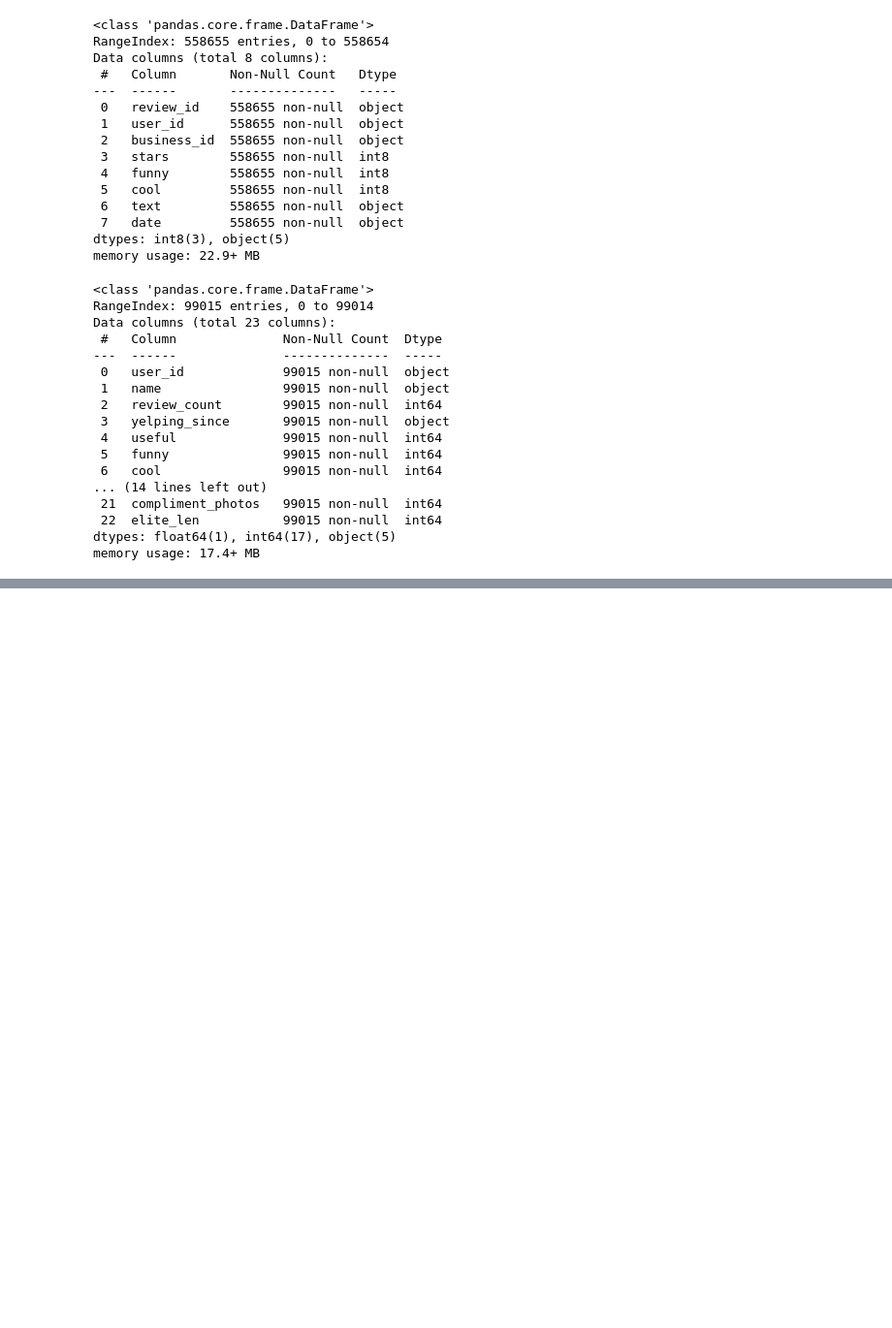
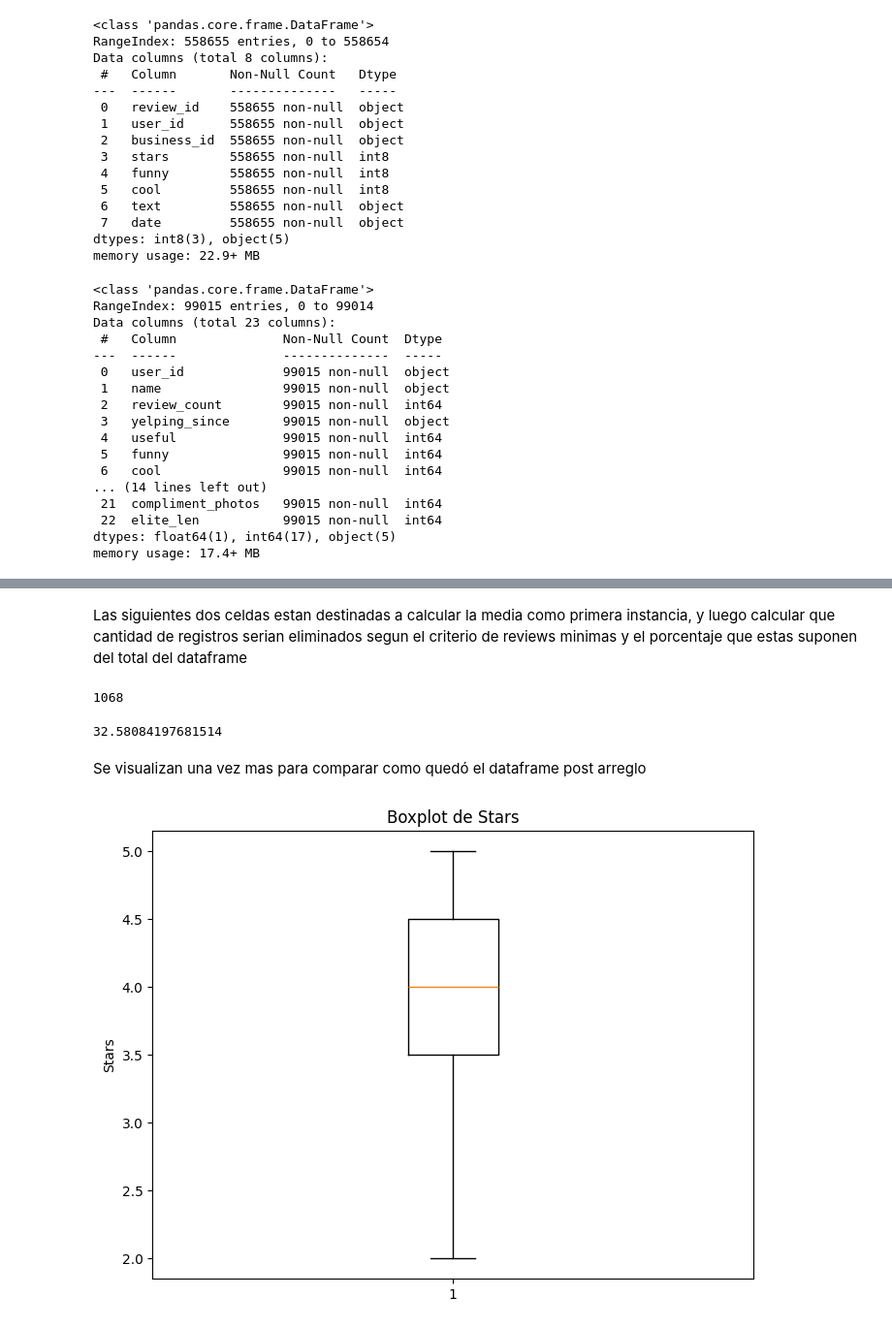
Before and after one commit to Aspirina180mg/PF_DATAPT07, a Jupyter notebook: EDA.ipynb, the cells around one changed output, grey strips where cells are left out. Shown: that part at 97% size. Drawn from its saved outputs; the diff is of its cells as text; code cells hidden in the pictures; blank space fills up the shorter version.

```diff
--- a/EDA.ipynb
+++ b/EDA.ipynb
@@ -154,0 +185,25 @@ memory usage: 17.4+ MB
+# %% [markdown]
+Las siguientes dos celdas estan destinadas a calcular la media como primera instancia, y luego calcular que cantidad de registros serian eliminados segun el criterio de reviews minimas y el porcentaje que estas suponen del total del dataframe
+# %%
+media= df_modificado_checkin['review_count'].mean() # 70.4
+media_checkin = (df_modificado_checkin['review_count'] < 20).sum()
+media_checkin
+# %% [output]
+1068
+# %%
+(1068 / 3278)* 100
+# %% [output]
+32.58084197681514
+# %%
+reviews_filtradas = df_modificado_checkin[df_modificado_checkin['review_count'] < 20].index
+df_modificado_checkin = df_modificado_checkin.drop(reviews_filtradas)
+# %% [markdown]
+Se visualizan una vez mas para comparar como quedó el dataframe post arreglo
+# %%
+plt.figure(figsize=(8, 6))
+plt.boxplot(df_modificado_checkin['stars'])
+plt.title('Boxplot de Stars')
+plt.ylabel('Stars')
+plt.show()
+# %% [output]
+[figure, added]
```
Also changed, not shown: parts of 70 cells of this notebook.
